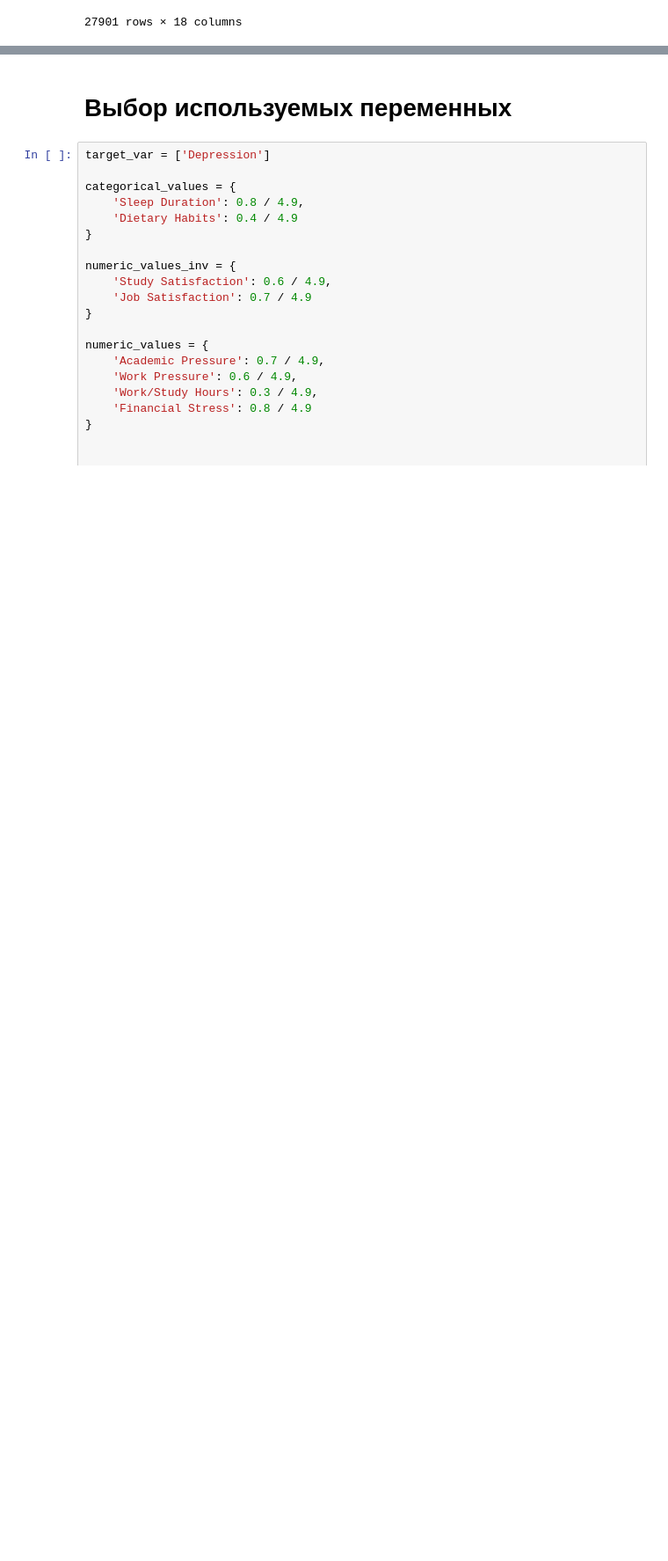
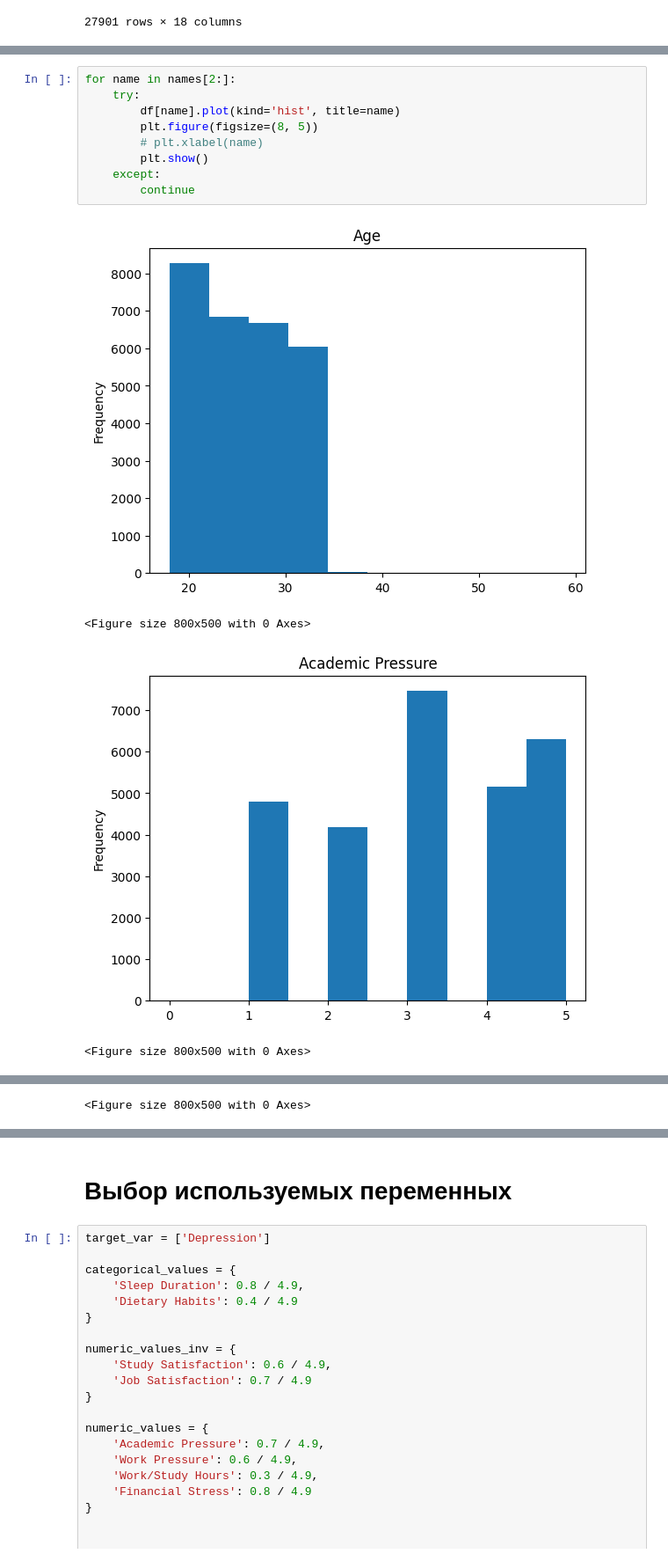
Before and after one commit to vitamin1312/lazy-fca-learning, a Jupyter notebook: SugenoIntegral.ipynb, the cells around one changed output, grey strips where cells are left out. Shown at 88% size. Saved outputs shown, nothing was run; the diff lists cells and outputs as text; blank space fills up the shorter version.

```diff
--- a/SugenoIntegral.ipynb
+++ b/SugenoIntegral.ipynb
@@ -25,0 +104,14 @@ df
+# %%
+for name in names[2:]:
+    try:
+        df[name].plot(kind='hist', title=name)
+        plt.figure(figsize=(8, 5))
+        # plt.xlabel(name)
+        plt.show()
+    except:
+        continue
+# %% [output]
+[figure, added]
+<Figure size 800x500 with 0 Axes>
+[figure, added]
+<Figure size 800x500 with 0 Axes>
@@ -25,0 +119 @@ df
+<Figure size 800x500 with 0 Axes>
```
Also changed, not shown: parts of 13 cells of this notebook, 1 other file.
